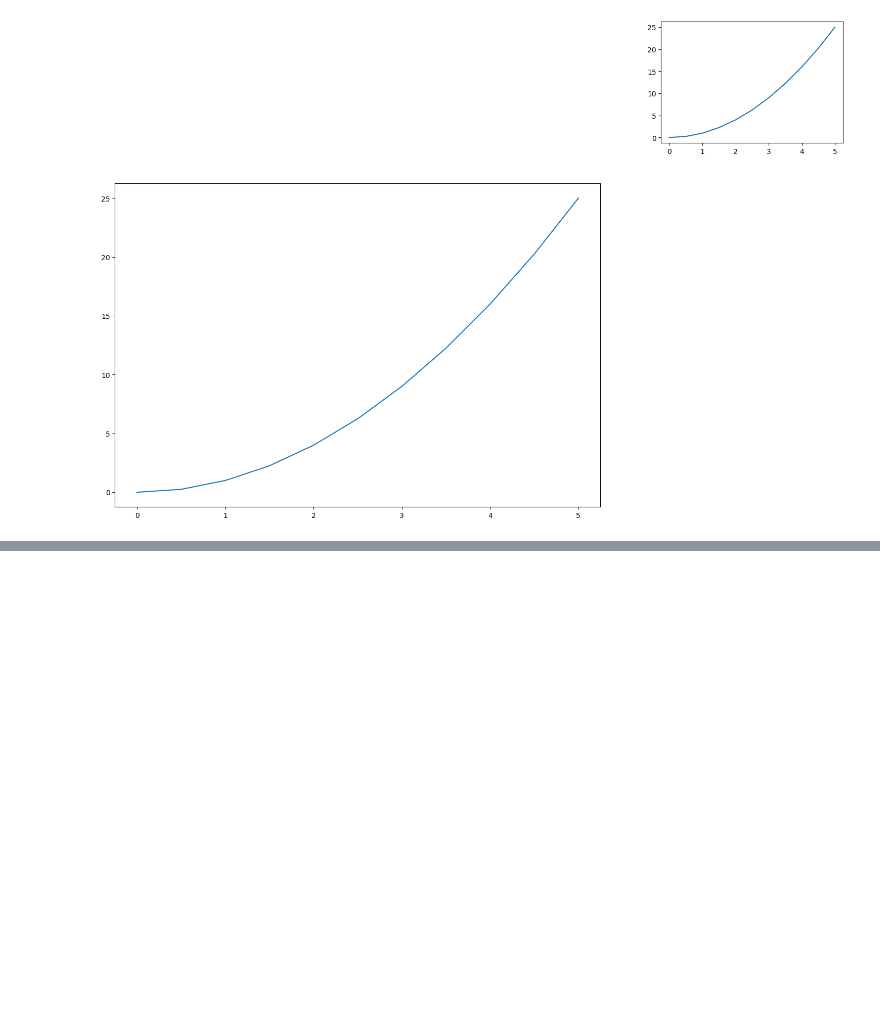
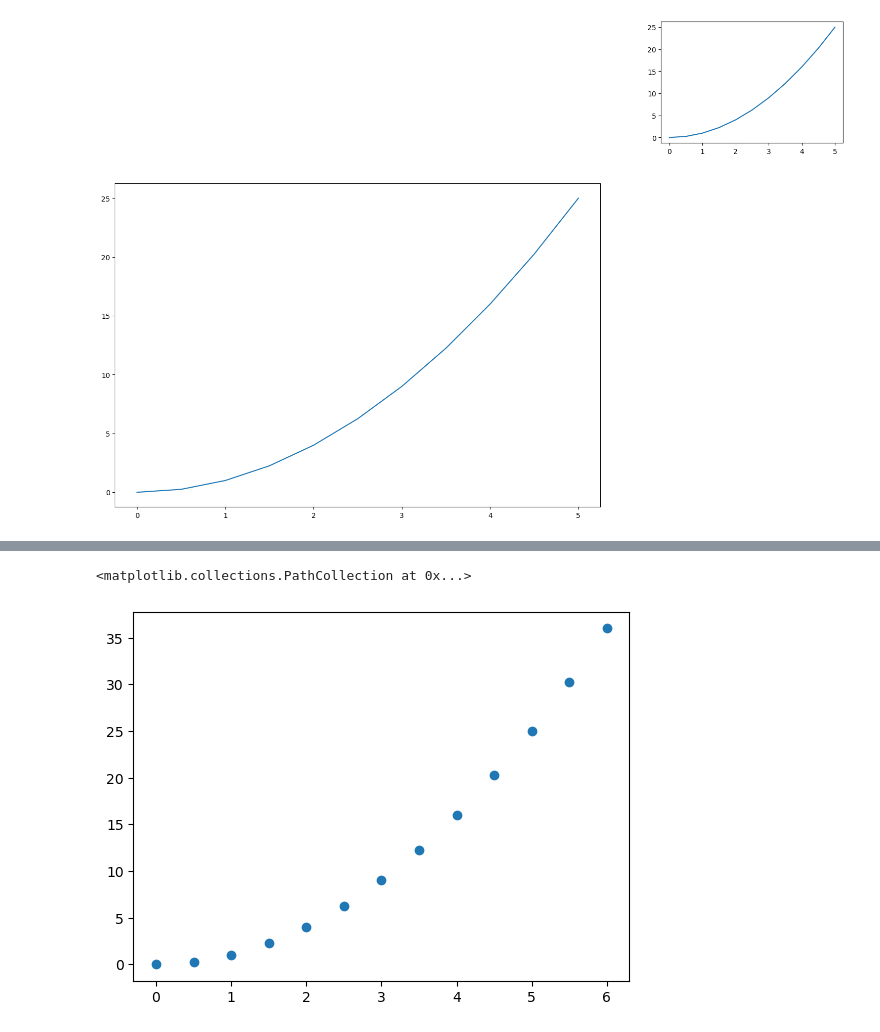
Before and after one commit to dhruvjoshi07/Data_Analysis_Notebook, a Jupyter notebook: pylibrary/matplot.ipynb, the cells around one changed output, grey strips where cells are left out. Saved outputs shown, nothing was run; the diff lists cells and outputs as text; code cells hidden in the pictures; blank space fills up the shorter version.

```diff
--- a/pylibrary/matplot.ipynb
+++ b/pylibrary/matplot.ipynb
@@ -89,0 +112,5 @@ axis2.plot(x_axis,y_axis)
+# %%
+plt.scatter(x,y)
+# %% [output]
+<matplotlib.collections.PathCollection at 0x...>
+[figure, added]
```
Also changed, not shown: parts of 9 cells of this notebook, 1 other file.
